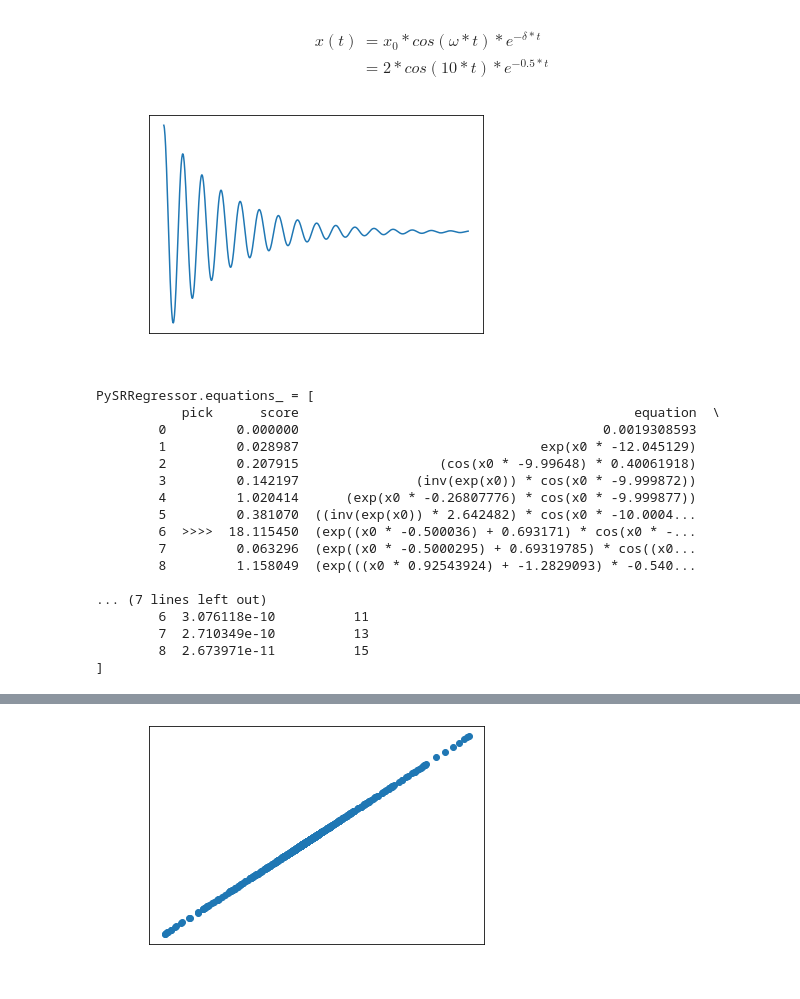
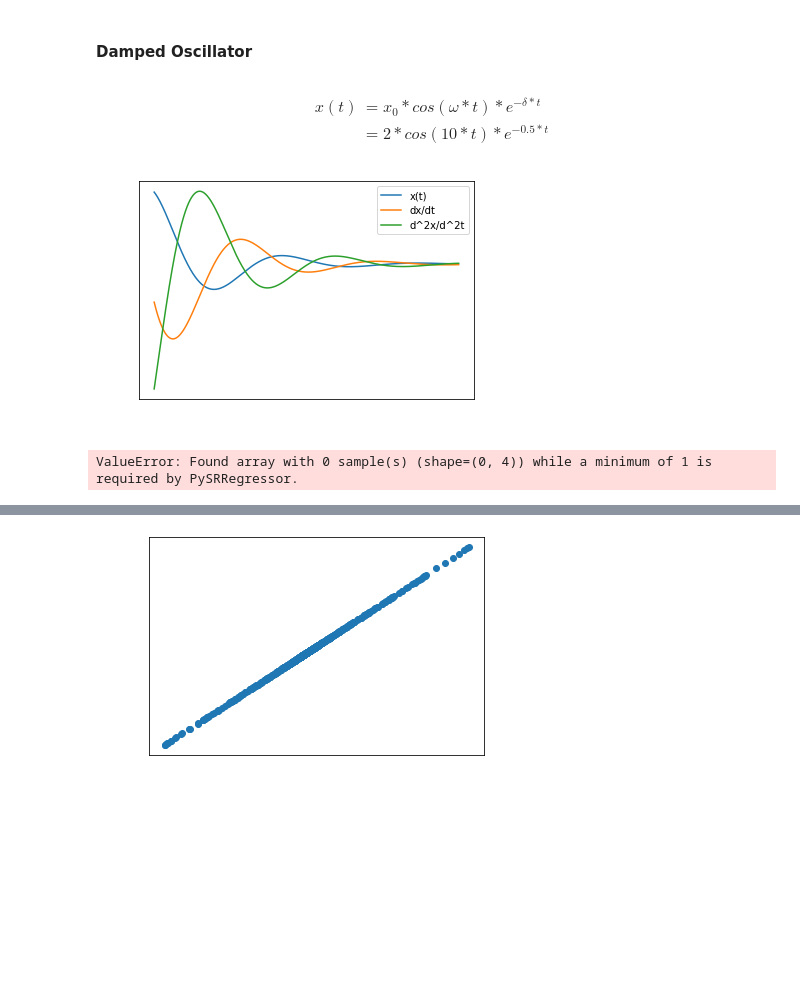
Before and after one commit to Habiger/AML_Projekt, a Jupyter notebook: test.ipynb, the cells around one changed output, grey strips where cells are left out. Drawn from its saved outputs; the diff is of its cells as text; code cells hidden in the pictures; blank space fills up the shorter version.

```diff
--- a/test.ipynb
+++ b/test.ipynb
@@ -4,9 +5,12 @@ import matplotlib.pyplot as plt
 from pysr import PySRRegressor
 # %%
 import matplotlib
-matplotlib.rcParams['axes.labelcolor'] = 'white'
-matplotlib.rcParams['xtick.color'] = 'white'
-matplotlib.rcParams['ytick.color'] = 'white'
+COLOR = 'white'
+import matplotlib as mpl
+mpl.rcParams['text.color'] = "black"
+mpl.rcParams['axes.labelcolor'] = COLOR
+mpl.rcParams['xtick.color'] = COLOR
+mpl.rcParams['ytick.color'] = COLOR
 
 import warnings
 warnings.filterwarnings('ignore')
@@ -12,0 +57,11 @@ warnings.filterwarnings('ignore')
+# %%
+t = np.linspace(0,10, 1000)
+k = 2
+
+m1 = 1.5
+X1 = make_experiment_dataset(t, m1, k, osc, "experiment_1")
+
+m2 = 3
+X2 = make_experiment_dataset(t, m2, k, osc, "experiment_2")
+
+X = pd.concat([X1, X2])
@@ -13,14 +130,18 @@ warnings.filterwarnings('ignore')
+# %% [markdown]
+#### Damped Oscillator
 # %%
 x_0 = 2
-omega = 10
+m = 1
+k = 2
+omega = np.sqrt(k/m)
 delta = 0.5
 
-def damped_osc(t):
+def damped_osc(t, omega, delta):
     x = x_0*np.cos(omega*t)*np.exp(-delta*t)
     return x
 
-t = np.linspace(0, 10, 1000).reshape(-1, 1)
-x = damped_osc(t)
+t = np.linspace(0, 10, 1000)  #.reshape(-1, 1)
+x = damped_osc(t, omega, delta)
 # %% [markdown]
 $$
 \begin{align}
@@ -29,11 +150,14 @@ x(t) & = x_0*cos(\omega*t)*e^{-\delta*t} \\
 \end{align}
 $$
 # %%
-plt.plot(t, x)
+plt.plot(t, x, label="x(t)")
+plt.plot(t, dx_dt, label="dx/dt")
+plt.plot(t, d2x_dt, label="d^2x/d^2t")
 plt.xlabel('t')
-plt.ylabel('x(t)');
+plt.ylabel('x(t)')
+plt.legend();
 # %% [output]
-[figure, old version]
+[figure, new version]
 # %%
 model = PySRRegressor(
     model_selection = 'best',
@@ -51,23 +177,7 @@ model = PySRRegressor(
 # %%
-model.fit(t, x)
+model.fit(X, x)
 # %% [output]
-PySRRegressor.equations_ = [
-           pick      score                                           equation  \
-        0         0.000000                                       0.0019308593
-        1         0.028987                               exp(x0 * -12.045129)
-        2         0.207915                  (cos(x0 * -9.99648) * 0.40061918)
-        3         0.142197               (inv(exp(x0)) * cos(x0 * -9.999872))
-        4         1.020414      (exp(x0 * -0.26807776) * cos(x0 * -9.999877))
-        5         0.381070  ((inv(exp(x0)) * 2.642482) * cos(x0 * -10.0004...
-        6  >>>>  18.115450  (exp((x0 * -0.500036) + 0.693171) * cos(x0 * -...
-        7         0.063296  (exp((x0 * -0.5000295) + 0.69319785) * cos((x0...
-        8         1.158049  (exp(((x0 * 0.92543924) + -1.2829093) * -0.540...
-
-... (7 lines left out)
-        6  3.076118e-10          11
-        7  2.710349e-10          13
-        8  2.673971e-11          15
-]
+ValueError: Found array with 0 sample(s) (shape=(0, 4)) while a minimum of 1 is required by PySRRegressor.
 # %%
 solution = model.equations_
 solution = solution.loc[solution['score'] == solution['score'].max(), 'sympy_format'].item()
```
Also changed, not shown: parts of 17 cells of this notebook.
